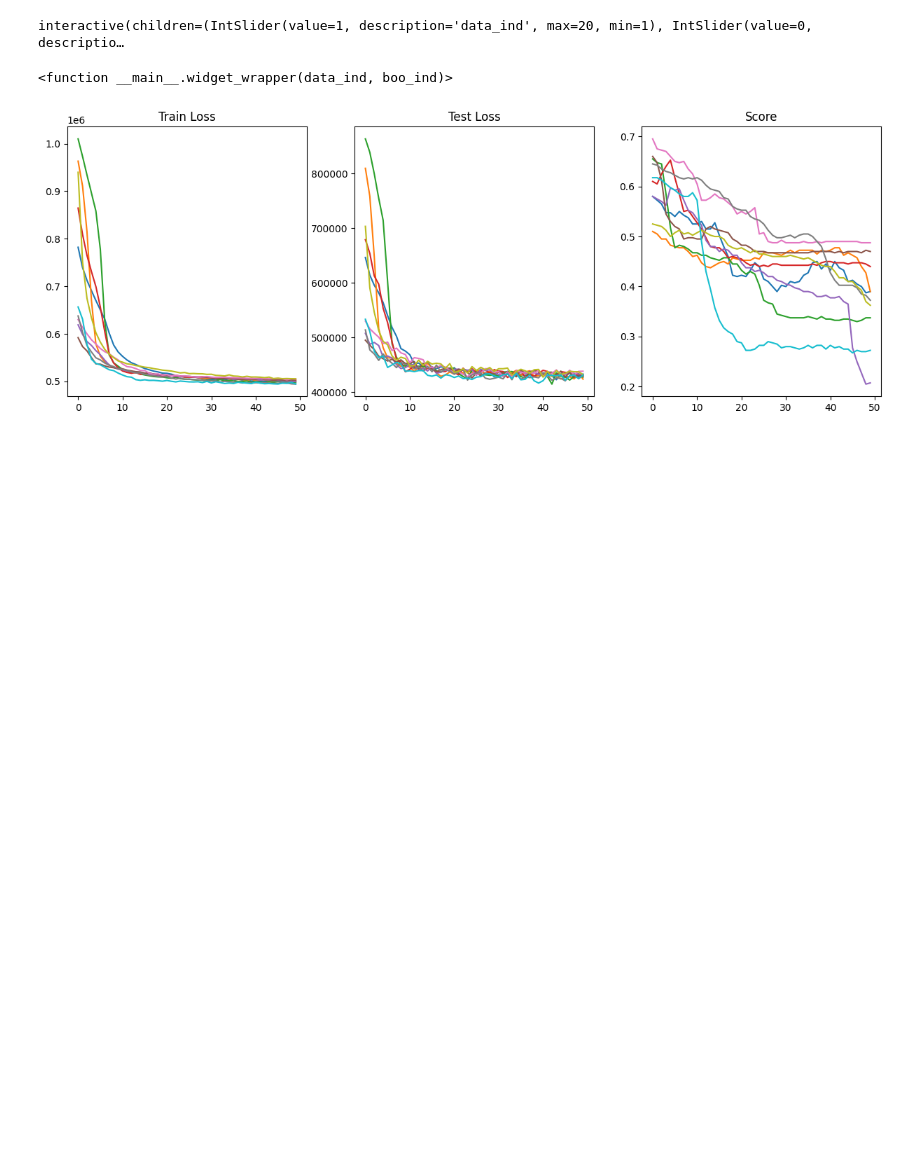
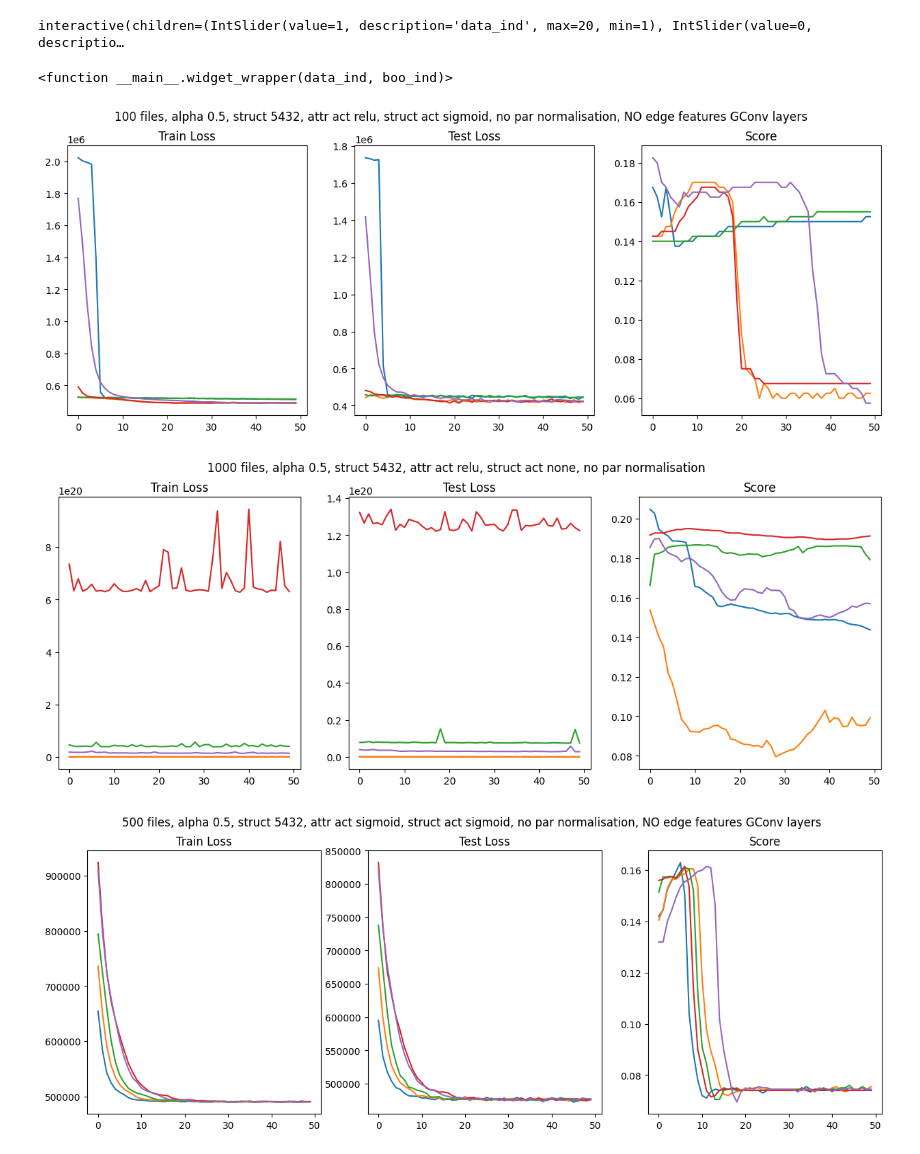
Before and after one commit to SteWey0/Computerpraktikum, a Jupyter notebook: autoencoder2d_debug.ipynb, the cells around one changed output. Saved outputs shown, nothing was run; the diff lists cells and outputs as text; code cells hidden in the pictures; blank space fills up the shorter version.

Commit message:
changes to tex, some tests

```diff
--- a/autoencoder2d_debug.ipynb
+++ b/autoencoder2d_debug.ipynb
@@ -398,11 +397,9 @@ def plot_boo(nodes, boo, which=0, labels=None, scores=None):
     ax.grid()
     #plt.show()
 def anomaly_score(x, x_, adj, adj_):
-    x_ = x_.detach().cpu().numpy()
-    adj_ = adj_.detach().cpu().numpy()
-    return alpha * np.linalg.norm(x-x_, axis=1) + (1-alpha) * np.linalg.norm(adj-adj_, axis=1)
+    return alpha * torch.linalg.norm(x-x_, dim=1) + (1-alpha) * torch.linalg.norm(adj-adj_, dim=1)
 # %%
-for i in range(10):
+for i in range(1):
     model = dominant()
     model.to(device)
     optimizer = torch.optim.Adam(model.parameters(), lr=0.001)
@@ -425,9 +422,9 @@ for i in range(10):
         for data in train_loader.dataset:
             x_, adj = model.forward(data.x, data.edge_index, data.edge_attr)
             scores = anomaly_score(data.x, x_, tg.utils.to_dense_adj(data.edge_index, max_num_nodes=len(x_), edge_attr=data.edge_attr.flatten())[0], adj)
-            if np.argmax(data.y.cpu().numpy()) in np.argpartition(scores, -5)[-5:]:
+            if torch.argmax(data.y) in torch.topk(scores, k=5)[1]:
                 score += 1
         score_list.append(score / len(train_loader.dataset))
         print(score/ len(train_loader.dataset))
-        np.savetxt(f'test_training_iter_{i}.txt', np.column_stack((train_losses, test_losses, score_list)), header='train_loss test_loss score')
+        #np.savetxt(f'test_training_iter_{i}.txt', np.column_stack((train_losses, test_losses, score_list)), header='train_loss test_loss score')
 # %% [output]
@@ -483,15 +579,54 @@ interact(widget_wrapper, data_ind=widgets.IntSlider(value=1,min=1,max=20), boo_i
 # %% [output]
 interactive(children=(IntSlider(value=1, description='data_ind', max=20, min=1), IntSlider(value=0, descriptio…
 <function __main__.widget_wrapper(data_ind, boo_ind)>
-# %%
-fig,ax = plt.subplots(ncols=3, figsize = (15,5))
-for i in range(10):
-    train_loss, test_loss, score = np.loadtxt(f'test_training_iter_{i}.txt').T
-    ax[0].plot(train_loss, label='Train Loss', color=cmap[i])
-    ax[1].plot(test_loss, label='Test Loss', color=cmap[i])
-    ax[2].plot(score, label='Score', color=cmap[i])
-    ax[0].set_title('Train Loss')
-    ax[1].set_title('Test Loss')
-    ax[2].set_title('Score')
-# %% [output]
-[figure, removed]
+# %%
+fig,ax = plt.subplots(ncols=3, figsize = (15,5))
+for i in range(5):
+    train_loss, test_loss, score = np.loadtxt(f'2d_autoencoder_tests/test_1_iter_{i}.txt').T
+    ax[0].plot(train_loss, label='Train Loss', color=cmap[i])
+    ax[1].plot(test_loss, label='Test Loss', color=cmap[i])
+    ax[2].plot(score, label='Score', color=cmap[i])
+    ax[0].set_title('Train Loss')
+    ax[1].set_title('Test Loss')
+    ax[2].set_title('Score')
+    fig.suptitle('100 files, alpha 0.5, struct 5432, attr act relu, struct act sigmoid, no par normalisation, NO edge features GConv layers')
+
+fig,ax = plt.subplots(ncols=3, figsize = (15,5))
+for i in range(5):
+    train_loss, test_loss, score = np.loadtxt(f'2d_autoencoder_tests/test_2_iter_{i}.txt').T
+    ax[0].plot(train_loss, label='Train Loss', color=cmap[i])
+    ax[1].plot(test_loss, label='Test Loss', color=cmap[i])
+    ax[2].plot(score, label='Score', color=cmap[i])
+    ax[0].set_title('Train Loss')
+    ax[1].set_title('Test Loss')
+    ax[2].set_title('Score')
+    fig.suptitle('1000 files, alpha 0.5, struct 5432, attr act relu, struct act none, no par normalisation')
+
+fig,ax = plt.subplots(ncols=3, figsize = (15,5))
+for i in range(5):
+    train_loss, test_loss, score = np.loadtxt(f'2d_autoencoder_tests/test_3_iter_{i}.txt').T
+    ax[0].plot(train_loss, label='Train Loss', color=cmap[i])
+    ax[1].plot(test_loss, label='Test Loss', color=cmap[i])
+    ax[2].plot(score, label='Score', color=cmap[i])
+    ax[0].set_title('Train Loss')
+    ax[1].set_title('Test Loss')
+    ax[2].set_title('Score')
+    fig.suptitle('500 files, alpha 0.5, struct 5432, attr act sigmoid, struct act sigmoid, no par normalisation, NO edge features GConv layers')
+
+fig,ax = plt.subplots(ncols=3, figsize = (15,5))
+for i in range(5):
+    train_loss, test_loss, score = np.loadtxt(f'2d_autoencoder_tests/test_4_iter_{i}.txt').T
+    ax[0].plot(train_loss, label='Train Loss', color=cmap[i])
+    ax[1].plot(test_loss, label='Test Loss', color=cmap[i])
+    ax[2].plot(score, label='Score', color=cmap[i])
+    ax[0].set_title('Train Loss')
+    ax[1].set_title('Test Loss')
+    ax[2].set_title('Score')
+    fig.suptitle('1000 files, alpha 0.5, struct 5432, attr act sigmoid, struct act none, no par normalisation')
+
+# TODO: the scores from colab were calculated by dividing through len(train_loader.dataset) instead of len(test_loader.dataset) -> fix this
+# TODO: score > 1 is not possible, check if the scores are calculated correctly
+# %% [output]
+[figure, added]
+[figure, added]
+[figure, added]
```
Also changed, not shown: parts of 7 cells of this notebook, 48 other files.
